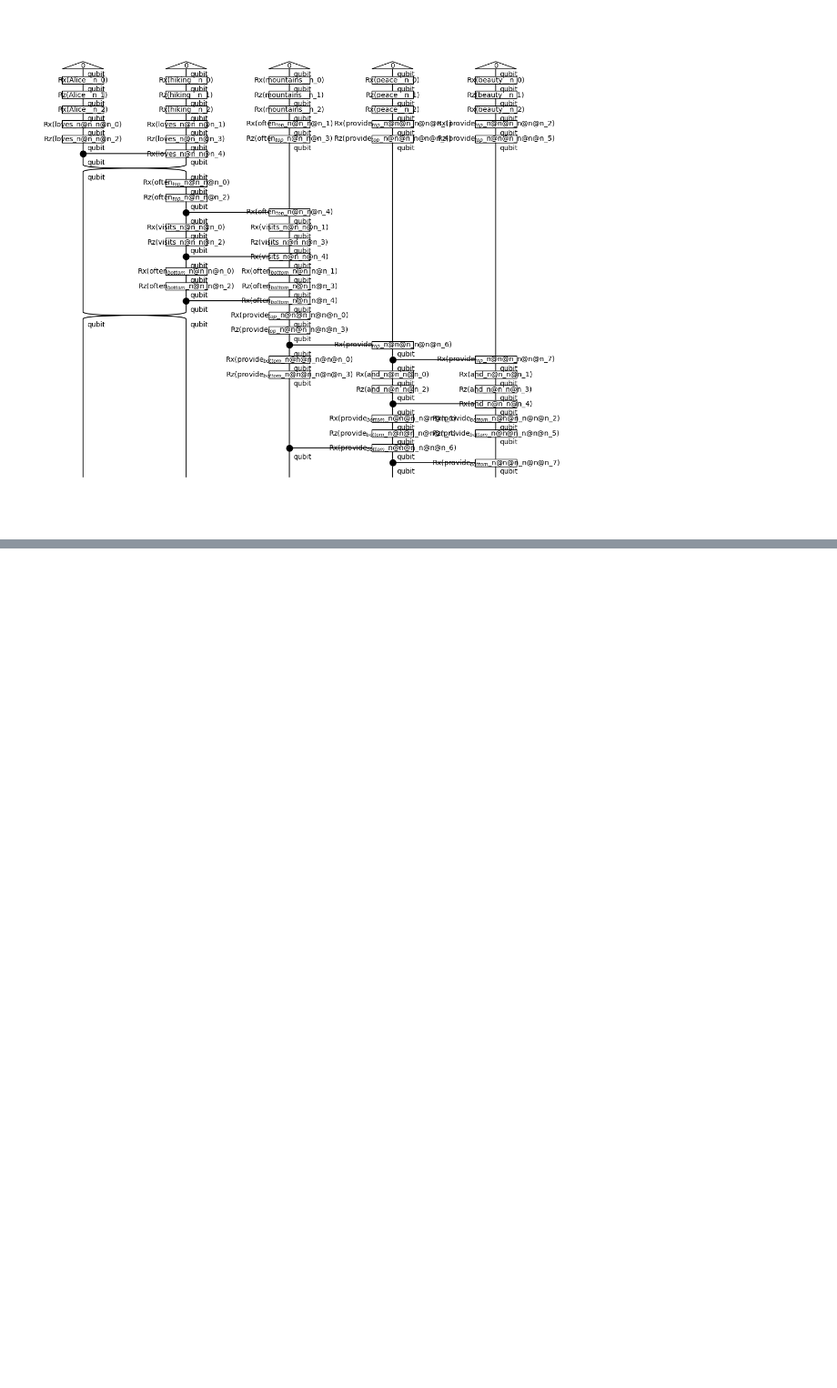
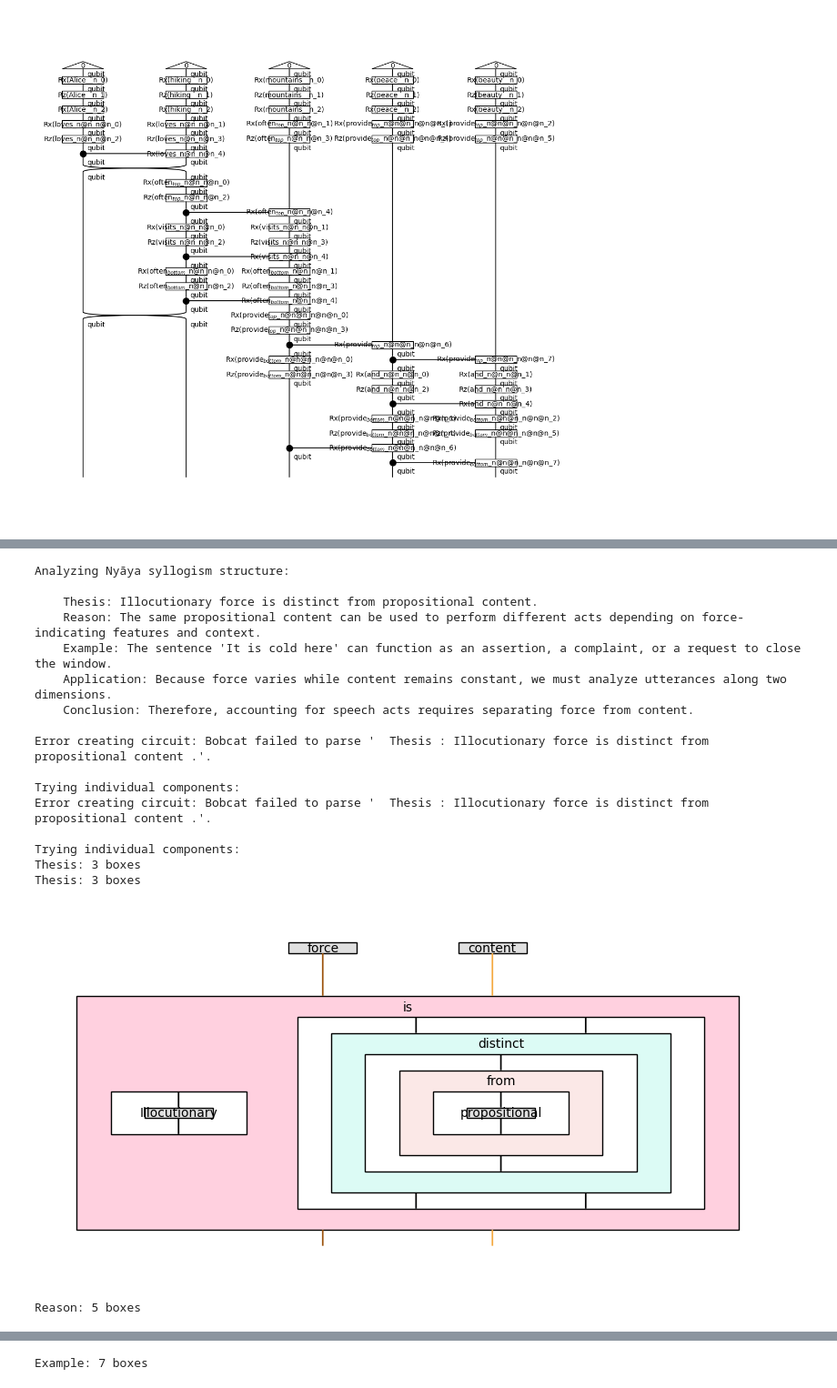
Before and after one commit to SparshSriva/nyaya, a Jupyter notebook: discocirc-basics.ipynb, the cells around one changed output, grey strips where cells are left out. Shown at 91% size. Drawn from its saved outputs; the diff is of its cells as text; code cells hidden in the pictures; blank space fills up the shorter version.

```diff
--- a/discocirc-basics.ipynb
+++ b/discocirc-basics.ipynb
@@ -72,0 +135,57 @@ circuit.draw(figsize=(10,10))
+# %%
+# Test DisCoCirc on a complete Nyāya syllogism
+if nyaya_data:
+    sample_entry = nyaya_data[0]
+
+    # Construct a complete logical argument from the five-part structure
+    nyaya_argument = f"""
+    Thesis: {sample_entry['pratijna']}
+    Reason: {sample_entry['hetu']}
+    Example: {sample_entry['udaharana']}
+    Application: {sample_entry['upanaya']}
+    Conclusion: {sample_entry['nigamana']}
+    """
+
+    print("Analyzing Nyāya syllogism structure:")
+    print(nyaya_argument)
+
+    # Convert to DisCoCirc circuit
+    try:
+        nyaya_circuit = reader.text2circuit(nyaya_argument, sandwich=True)
+        print(f"\nCircuit created with {len(nyaya_circuit.boxes)} boxes")
+        nyaya_circuit.draw(figsize=(12, 8))
+    except Exception as e:
+        print(f"Error creating circuit: {e}")
+
+        # Try with individual components
+        print("\nTrying individual components:")
+        for component, text in [
+            ("Thesis", sample_entry['pratijna']),
+            ("Reason", sample_entry['hetu']),
+            ("Example", sample_entry['udaharana'])
+        ]:
+            try:
+                circuit = reader.text2circuit(text)
+                print(f"{component}: {len(circuit.boxes)} boxes")
+                circuit.draw(figsize=(8, 4))
+            except Exception as comp_e:
+                print(f"Error with {component}: {comp_e}")
+# %% [output]
+Analyzing Nyāya syllogism structure:
+
+    Thesis: Illocutionary force is distinct from propositional content.
+    Reason: The same propositional content can be used to perform different acts depending on force-indicating features and context.
+    Example: The sentence 'It is cold here' can function as an assertion, a complaint, or a request to close the window.
+    Application: Because force varies while content remains constant, we must analyze utterances along two dimensions.
+    Conclusion: Therefore, accounting for speech acts requires separating force from content.
+
+Error creating circuit: Bobcat failed to parse '  Thesis : Illocutionary force is distinct from propositional content .'.
+
+Trying individual components:
+Error creating circuit: Bobcat failed to parse '  Thesis : Illocutionary force is distinct from propositional content .'.
+
+Trying individual components:
+Thesis: 3 boxes
+Thesis: 3 boxes
+[figure, added]
+Reason: 5 boxes
@@ -72,0 +193 @@ circuit.draw(figsize=(10,10))
+Example: 7 boxes
```
Also changed, not shown: parts of 14 cells of this notebook, 26 other files.
